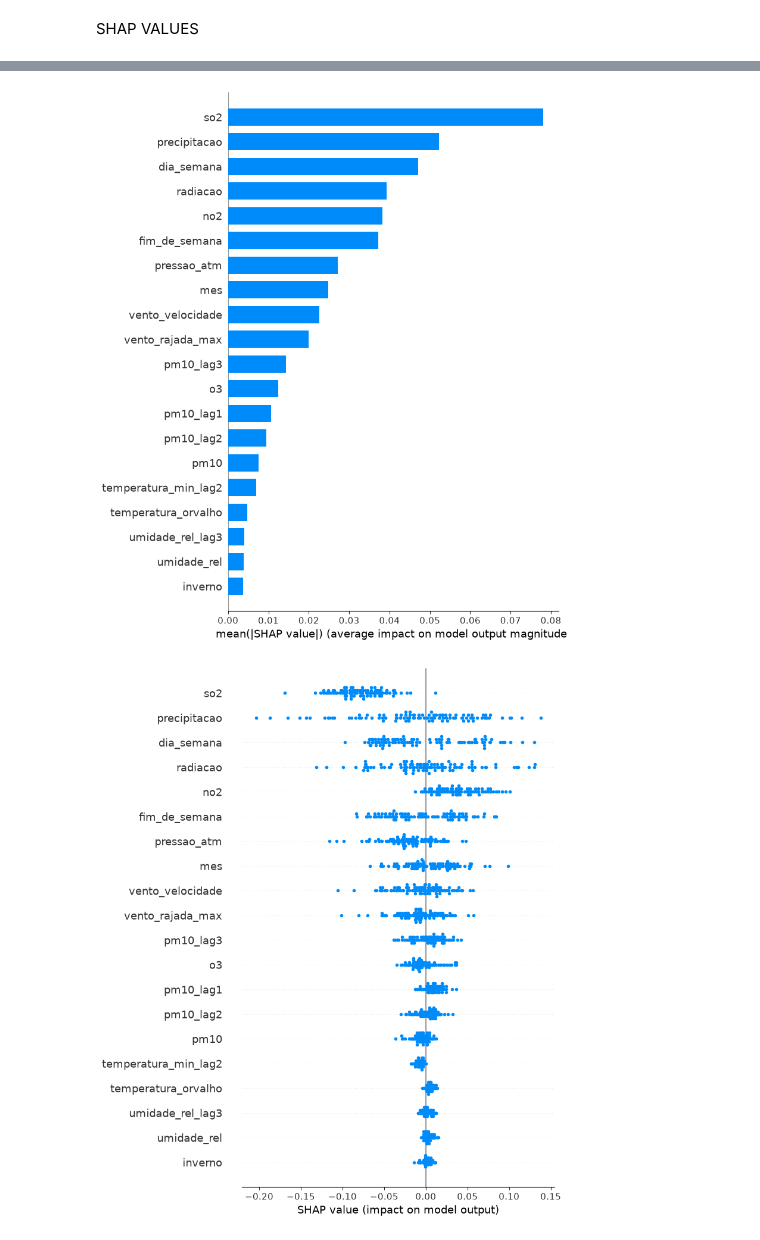
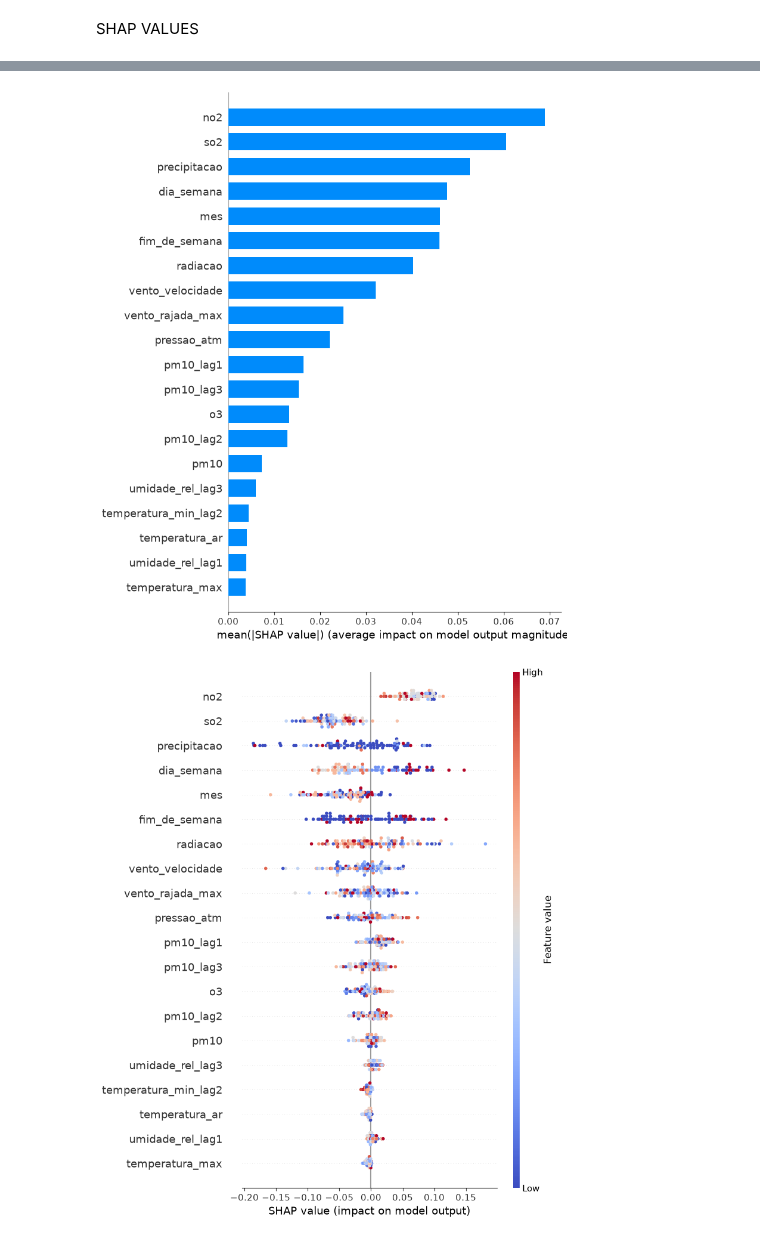
Before and after one commit to luquinhas16/Respiratory-Hospitalization-Predictive-System, a Jupyter notebook: src/model/main.ipynb, the cells around one changed output, grey strips where cells are left out. Cells and saved outputs as stored; diff of their text form; code cells hidden in the pictures.

Commit message:
SHAP values corrigido

```diff
--- a/src/model/main.ipynb
+++ b/src/model/main.ipynb
@@ -96,7 +111,7 @@ train_loader =  DataLoader(train_dataset, batch_size=32, shuffle=False)
 test_loader = DataLoader(test_dataset, batch_size=32, shuffle=False)
 # %%
 hyperparameters = {
-    'input_size': input_size,
+    'input_size': 28,
     'hidden_size': 64,
     'num_layers': 2,
     'output_size': 1,
@@ -274,26 +291,17 @@ background = X_train_windows[bg_indices]   # (50, 7, n_features)
 
 
 # ── 4. Explainer ──────────────────────────────────────────────────────────────
-bg_tensor  = torch.tensor(background, dtype=torch.float32).to(device)
+bg_tensor  = torch.tensor(background, dtype=torch.float32)
 
 class FlatModel(torch.nn.Module):
     def __init__(self, base): super().__init__(); self.base = base
     def forward(self, x): return self.base(x)[:, 0, 0].unsqueeze(1)  # (B, 1)
 
-flat_model = FlatModel(model).train()
+flat_model = FlatModel(model).eval()
+explainer  = shap.GradientExplainer(flat_model, bg_tensor)
 
-for module in flat_model.modules():
-    if isinstance(module, torch.nn.Dropout):
-        module.eval()
-
-explainer = shap.GradientExplainer(flat_model, bg_tensor)
-
-X_explain = torch.tensor(X_test_windows[:100], dtype=torch.float32).to(device)
-
-# ── Temporarily disable cuDNN so SHAP's internal .eval() call doesn't block backprop
-torch.backends.cudnn.enabled = False
+X_explain   = torch.tensor(X_test_windows[:100], dtype=torch.float32)
 shap_values = explainer.shap_values(X_explain)
-torch.backends.cudnn.enabled = True  # restore after
 
 # ── 5. Shape normalisation ────────────────────────────────────────────────────
 raw = np.array(shap_values)
@@ -335,6 +343,18 @@ print("\nTop 10 features by mean |SHAP|:")
 for name, val in ranked[:10]:
     print(f"  {name:35s}  {val:.6f}")
 
+X_display = X_test_windows[:100, -1, :]   # (100, 28) — last timestep, all features
+
+# Clean up scaler prefixes from feature names for readability
+def clean_name(name):
+    return (name
+        .replace("minmax__", "")
+        .replace("robust__", "")
+    )
+
+feature_names_clean = [clean_name(n) for n in feature_names_plot]
+
+
 # ── 8. Plots ──────────────────────────────────────────────────────────────────
 shap.summary_plot(
     shap_by_feature,
@@ -343,11 +363,14 @@ shap.summary_plot(
     show=True
 )
 
+# ── Beeswarm with proper feature value coloring ───────────────────────────────
 shap.summary_plot(
-    shap_by_feature,
-    feature_names=feature_names_plot,
+    shap_by_feature,              # (100, 28) — SHAP values
+    features=X_display,           # (100, 28) — actual feature values for color scale
+    feature_names=feature_names_clean,
     plot_type="dot",
-    show=True
+    cmap="coolwarm",              # blue=low, red=high (matches your reference image)
+    show=False
 )
 
 import matplotlib.pyplot as plt
@@ -381,2 +404,2 @@ Top 10 features by mean |SHAP|:
-[figure, old version]
+[figure, new version]
-[figure, old version]
+[figure, new version]
```
Also changed, not shown: parts of 10 cells of this notebook.
